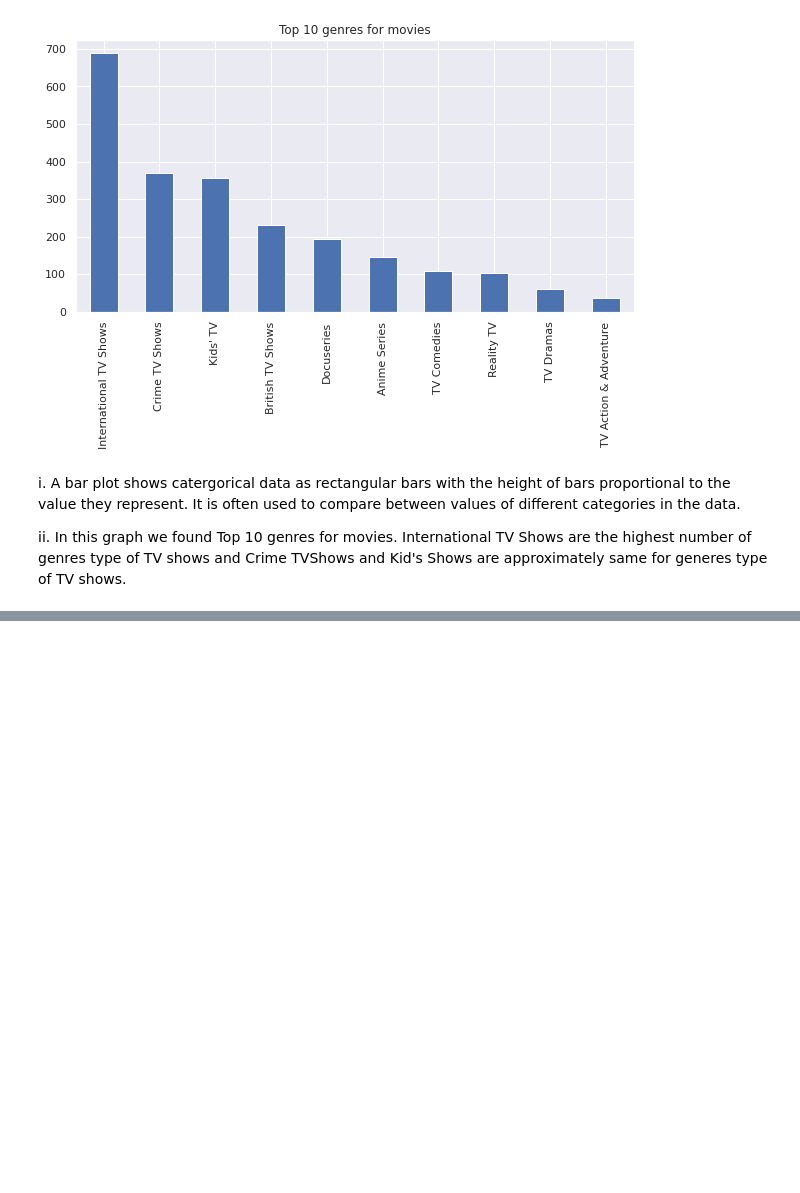
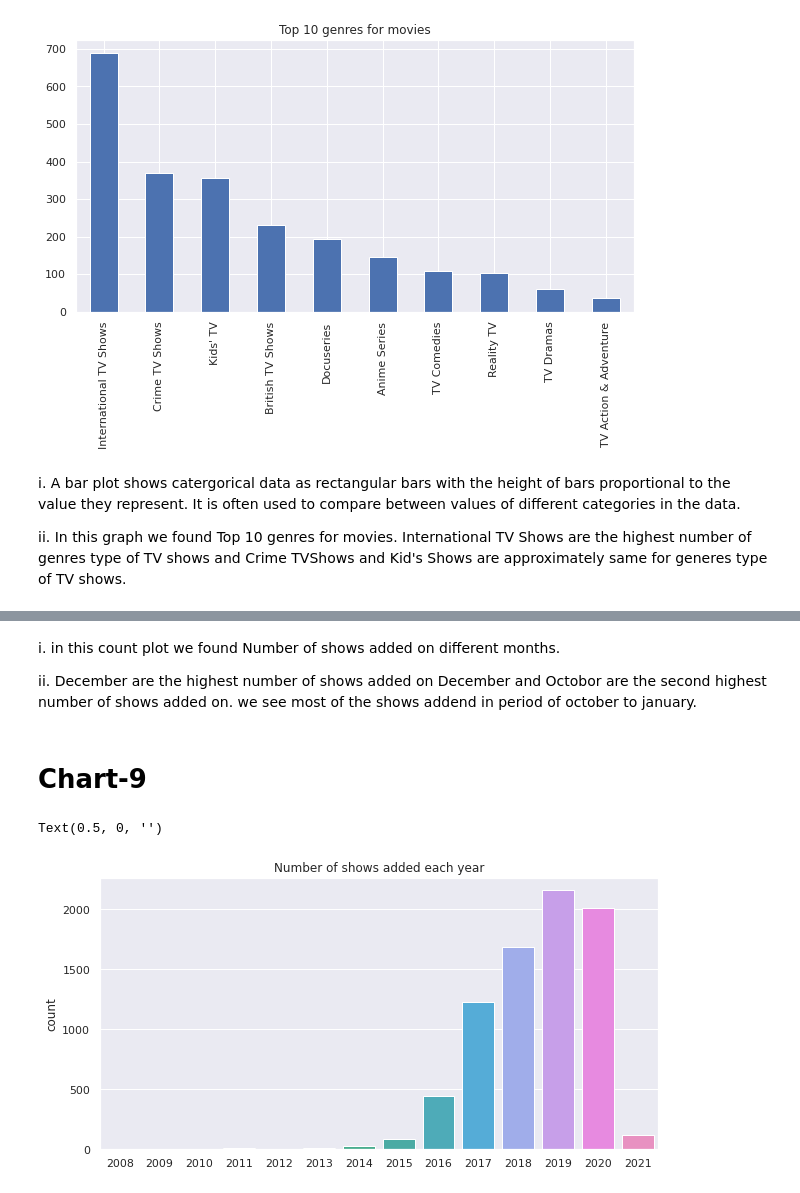
Before and after one commit to PradnyaPagar01/Netflix-Movie-and-TV-Shows-Clustering, a Jupyter notebook: Netflix_Movie_and_TV_Shows_Clustering.ipynb, the cells around one changed output, grey strips where cells are left out. Drawn from its saved outputs; the diff is of its cells as text; code cells hidden in the pictures; blank space fills up the shorter version.

```diff
--- a/Netflix_Movie_and_TV_Shows_Clustering.ipynb
+++ b/Netflix_Movie_and_TV_Shows_Clustering.ipynb
@@ -602,0 +660,15 @@ ii. In this graph we found Top 10 genres for movies. International TV Shows are
+# %% [markdown]
+i. in this count plot we found Number of shows added on different months.
+
+ii. December are the highest number of shows added on December and Octobor are the second highest number of shows added on. we see most of the shows addend in period of october to january.
+# %% [markdown]
+# **Chart-9**
+# %%
+# Number of shows added over the years
+plt.figure(figsize = (10,5))
+sns.countplot(netflix_df['year_added'])
+plt.title('Number of shows added each year')
+plt.xlabel('')
+# %% [output]
+Text(0.5, 0, '')
+[figure, added]
```
Also changed, not shown: parts of 28 cells of this notebook.
